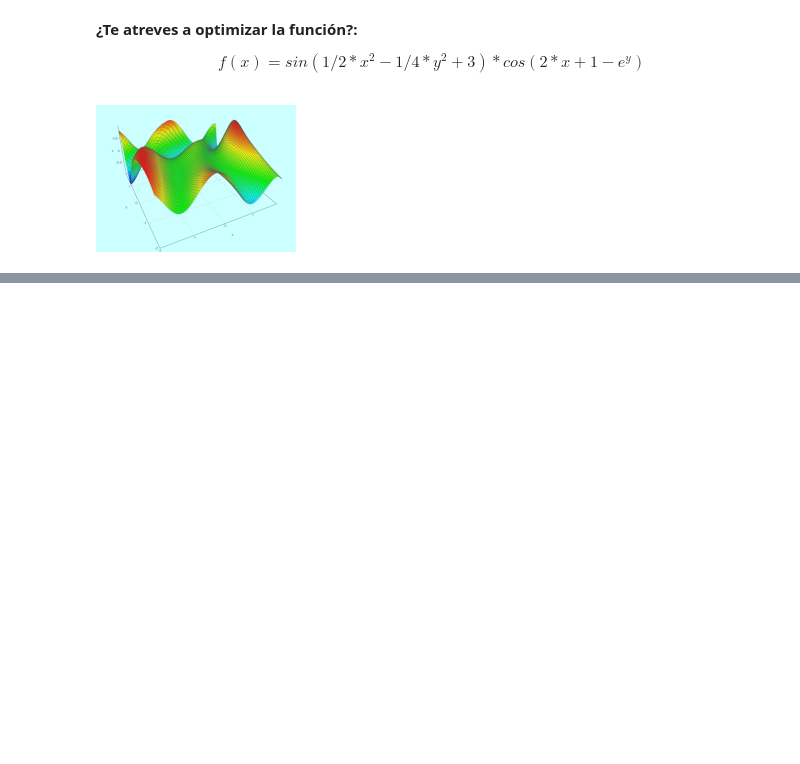
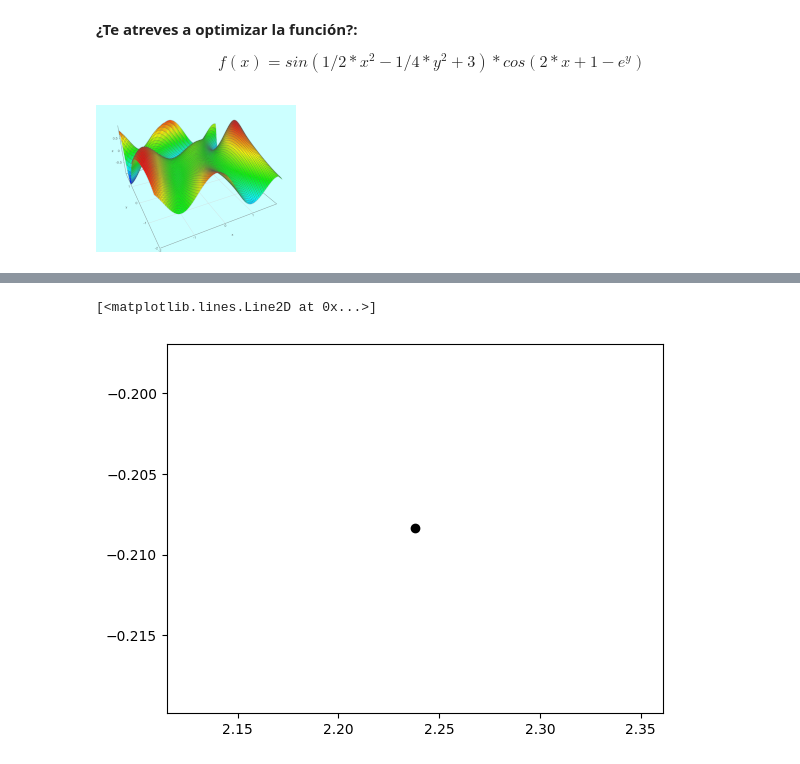
Before and after one commit to emmartinc/Algoritmos_de_optmizacion_Eva_Martin, a Jupyter notebook: Algoritmos_AG2_EvaMartinCruz.ipynb, the cells around one changed output, grey strips where cells are left out. Cells and saved outputs as stored; diff of their text form; code cells hidden in the pictures; blank space fills up the shorter version.

```diff
--- a/Algoritmos_AG2_EvaMartinCruz.ipynb
+++ b/Algoritmos_AG2_EvaMartinCruz.ipynb
@@ -322,0 +348,7 @@ f= lambda X: math.sin(1/2 * X[0]**2 - 1/4 * X[1]**2 + 3) *math.cos(2*X[0] + 1 -
+# %%
+# Generamos un punto aleatorio inicial y pintamos de negro
+P = [random.uniform(-5, 5), random.uniform(-5, 5)]
+plt.plot(P[0], P[1], "o", c="black")
+# %% [output]
+[<matplotlib.lines.Line2D at 0x...>]
+[figure, added]
```
Also changed, not shown: parts of 5 cells of this notebook.
